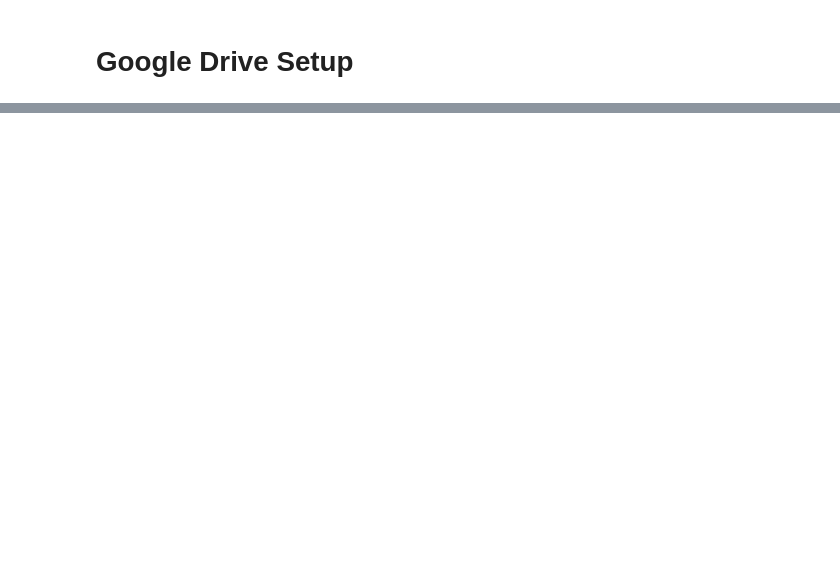
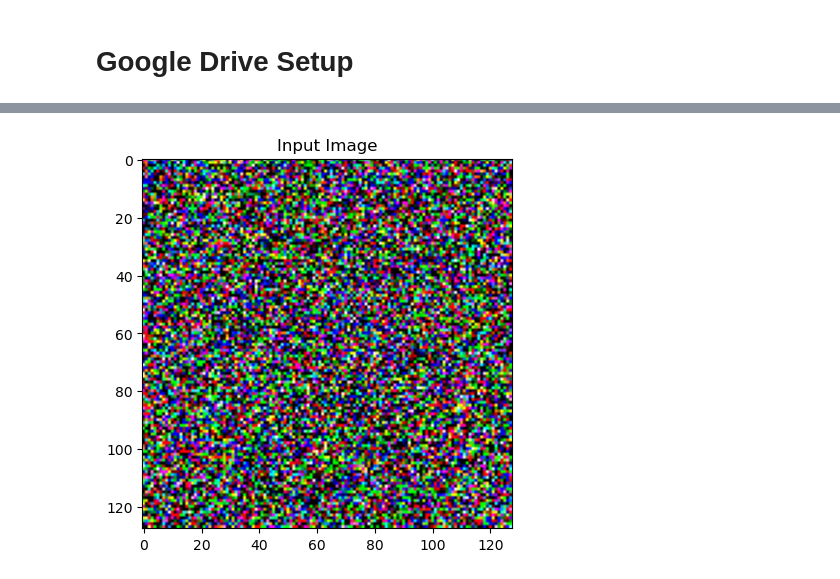
Before and after one commit to wai-ting-13/neural-style-transfer, a Jupyter notebook: notebook/neural_style_transfer_experiment.ipynb, the cells around one changed output, grey strips where cells are left out. Drawn from its saved outputs; the diff is of its cells as text; code cells hidden in the pictures; blank space fills up the shorter version.

```diff
--- a/notebook/neural_style_transfer_experiment.ipynb
+++ b/notebook/neural_style_transfer_experiment.ipynb
@@ -268,16 +277,0 @@ content_image.shape: torch.Size([1, 3, 128, 128])
-# %%
-def get_input_image(dvc, init_mode : str = "random") -> torch.Tensor:
-    if init_mode == "content":
-        # initialize as the content image
-        ip_image = content_image.clone().to(dvc)
-    else:
-        ip_image = torch.randn(content_image.data.size(), device=dvc)
-
-    # Display input image
-    plt.figure()
-    plt.title("Input Image")
-    plt.imshow(ip_image.squeeze(0).cpu().detach().numpy().transpose(1,2,0).clip(0,1));
-
-    return ip_image
-
-ip_image = get_input_image(dvc, "random")
@@ -458,0 +376,16 @@ Wall time: 3min 39s
+# %%
+# Get Input Tensor
+init_mode = "random"
+
+if init_mode == "content":
+    # initialize as the content image
+    ip_image = content_image.clone().to(dvc)
+else:
+    ip_image = torch.randn(content_image.data.size(), device=dvc)
+
+# Display input image
+plt.figure()
+plt.title("Input Image")
+plt.imshow(ip_image.squeeze(0).cpu().detach().numpy().transpose(1,2,0).clip(0,1));
+# %% [output]
+[figure, added]
```
Also changed, not shown: parts of 55 cells of this notebook.
